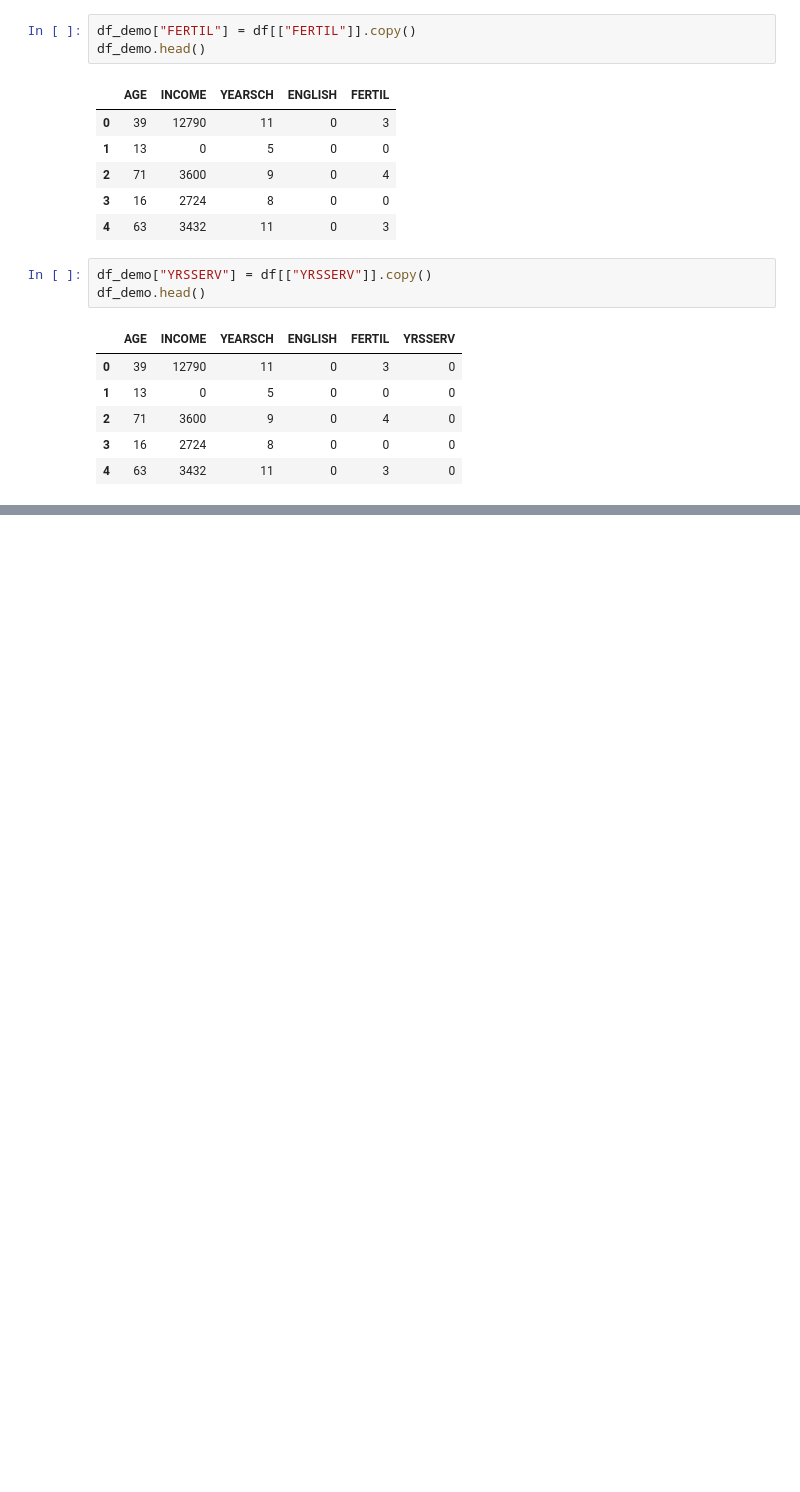
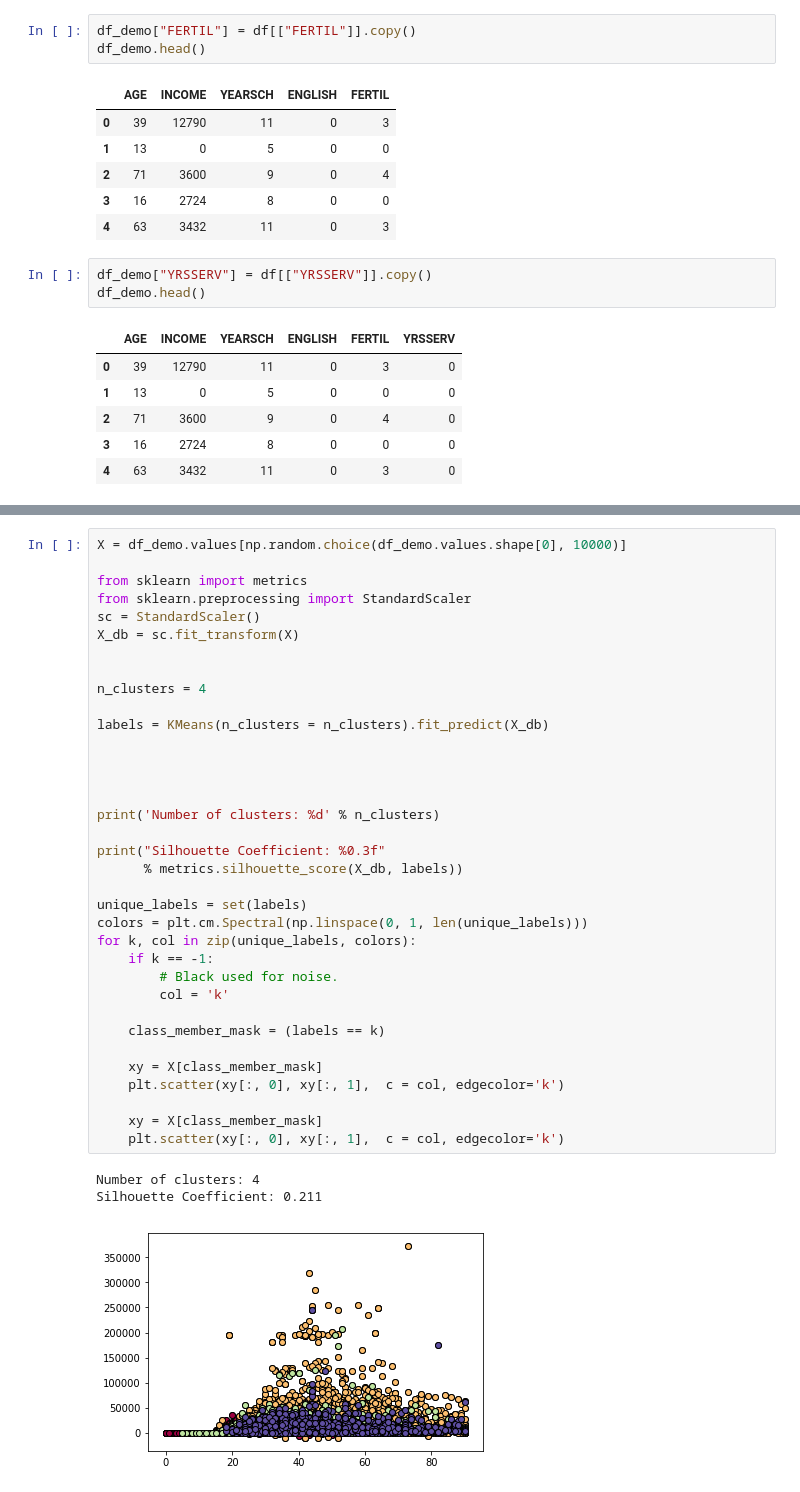
Before and after one commit to C-002/ce888labs, a Jupyter notebook: lab6/test_db.ipynb, the cells around one changed output, grey strips where cells are left out. Drawn from its saved outputs; the diff is of its cells as text; blank space fills up the shorter version.

```diff
--- a/lab6/test_db.ipynb
+++ b/lab6/test_db.ipynb
@@ -108,0 +191,39 @@ df_demo.head()
+# %%
+X = df_demo.values[np.random.choice(df_demo.values.shape[0], 10000)]
+
+from sklearn import metrics
+from sklearn.preprocessing import StandardScaler
+sc = StandardScaler()
+X_db = sc.fit_transform(X)
+
+
+n_clusters = 4
+
+labels = KMeans(n_clusters = n_clusters).fit_predict(X_db)
+
+
+
+
+print('Number of clusters: %d' % n_clusters)
+
+print("Silhouette Coefficient: %0.3f"
+      % metrics.silhouette_score(X_db, labels))
+
+unique_labels = set(labels)
+colors = plt.cm.Spectral(np.linspace(0, 1, len(unique_labels)))
+for k, col in zip(unique_labels, colors):
+    if k == -1:
+        # Black used for noise.
+        col = 'k'
+
+    class_member_mask = (labels == k)
+
+    xy = X[class_member_mask]
+    plt.scatter(xy[:, 0], xy[:, 1],  c = col, edgecolor='k')
+
+    xy = X[class_member_mask]
+    plt.scatter(xy[:, 0], xy[:, 1],  c = col, edgecolor='k')
+# %% [output]
+Number of clusters: 4
+Silhouette Coefficient: 0.211
+[figure, added]
```
Also changed, not shown: parts of 7 cells of this notebook.
